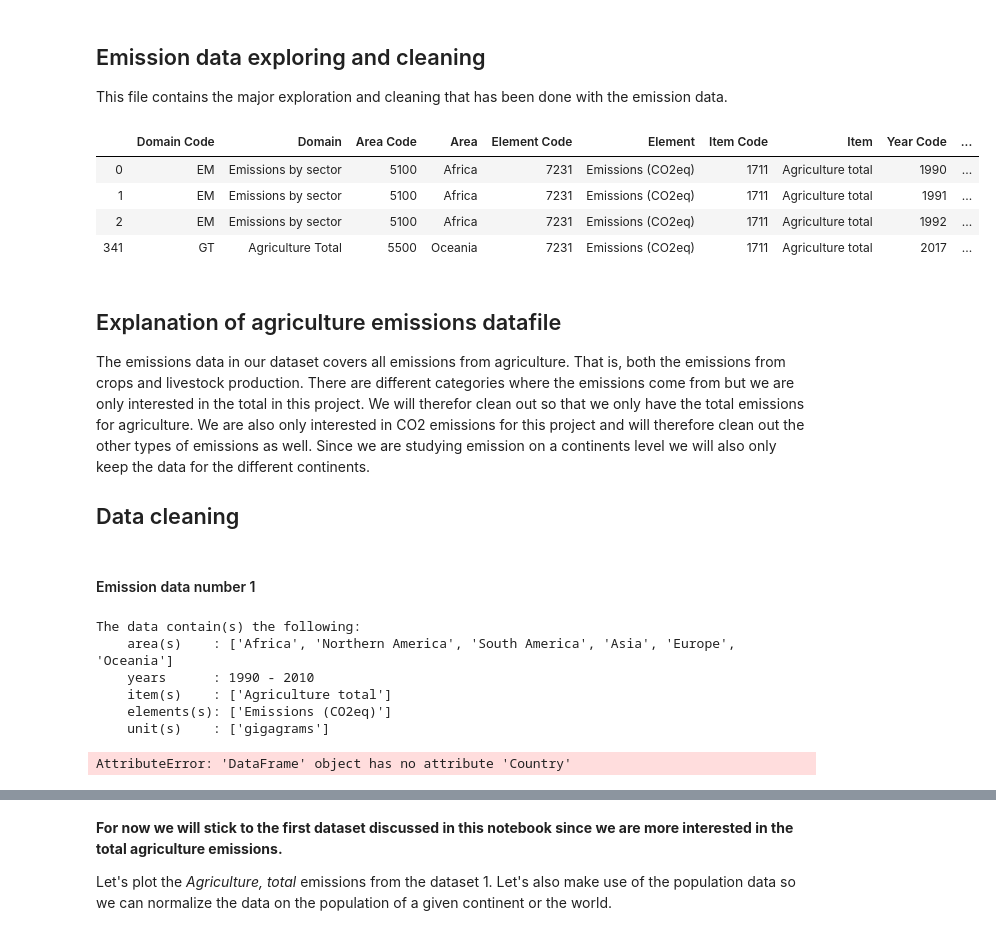
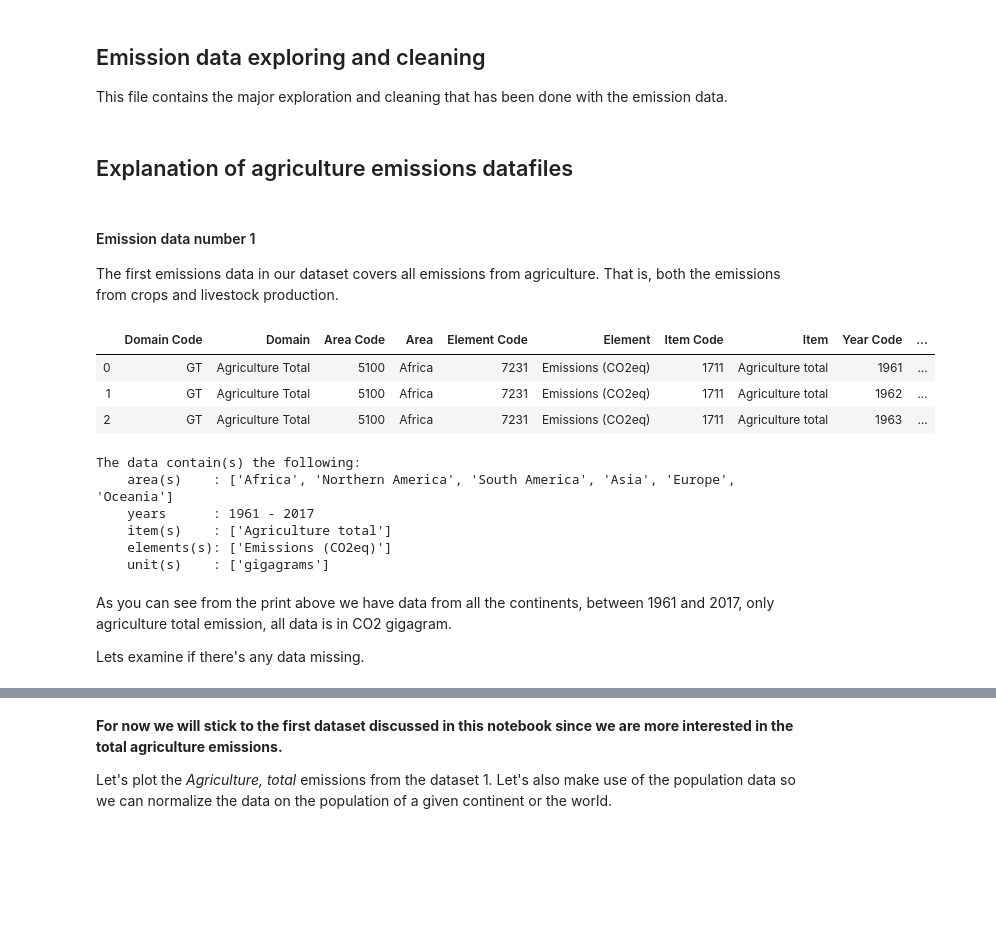
Before and after one commit to theodorhusefest/ADA-2019-project1-sovellettu-tiedon-analysoint, a Jupyter notebook: emissions_cleaning.ipynb, the cells around one changed output, grey strips where cells are left out. Saved outputs shown, nothing was run; the diff lists cells and outputs as text; code cells hidden in the pictures; blank space fills up the shorter version.

```diff
--- a/emissions_cleaning.ipynb
+++ b/emissions_cleaning.ipynb
@@ -5,12 +5,16 @@ This file contains the major exploration and cleaning that has been done with th
 import pandas as pd
 import numpy as np
 import matplotlib.pyplot as plt
+# %% [markdown]
+## Explanation of agriculture emissions datafiles
+# %% [markdown]
+#### Emission data number 1
+The first emissions data in our dataset covers all emissions from agriculture. That is, both the emissions from crops and livestock production.
 # %%
-emission_data = pd.read_csv('raw_data/Agriculture_total_emissions.csv', sep = ',', encoding = 'latin-1')
+emission_data = pd.read_csv('raw_data/emission_data_continent.csv', sep = ',', encoding = 'latin-1')
 emission_data.head(3)
 # %% [output]
 |  | Domain Code | Domain | Area Code | Area | Element Code | Element | Item Code | Item | Year Code | ... |
-| 0 | EM | Emissions by sector | 5100 | Africa | 7231 | Emissions (CO2eq) | 1711 | Agriculture total | 1990 | ... |
-| 1 | EM | Emissions by sector | 5100 | Africa | 7231 | Emissions (CO2eq) | 1711 | Agriculture total | 1991 | ... |
-| 2 | EM | Emissions by sector | 5100 | Africa | 7231 | Emissions (CO2eq) | 1711 | Agriculture total | 1992 | ... |
-| 341 | GT | Agriculture Total | 5500 | Oceania | 7231 | Emissions (CO2eq) | 1711 | Agriculture total | 2017 | ... |
+| 0 | GT | Agriculture Total | 5100 | Africa | 7231 | Emissions (CO2eq) | 1711 | Agriculture total | 1961 | ... |
+| 1 | GT | Agriculture Total | 5100 | Africa | 7231 | Emissions (CO2eq) | 1711 | Agriculture total | 1962 | ... |
+| 2 | GT | Agriculture Total | 5100 | Africa | 7231 | Emissions (CO2eq) | 1711 | Agriculture total | 1963 | ... |
@@ -19,23 +21,17 @@ emission_data_norm = pd.read_csv('raw_data/Emissions_Agriculture_Agriculture_tot
-# %% [markdown]
-## Explanation of agriculture emissions datafile
-
-The emissions data in our dataset covers all emissions from agriculture. That is, both the emissions from crops and livestock production. There are different categories where the emissions come from but we are only interested in the total in this project. We will therefor clean out so that we only have the total emissions for agriculture. We are also only interested in CO2 emissions for this project and will therefore clean out the other types of emissions as well. Since we are studying emission on a continents level we will also only keep the data for the different continents.
-
-## Data cleaning
-# %% [markdown]
-#### Emission data number 1
 # %%
 def explain_df(df):
     print('The data contain(s) the following: ')
     print(f'    area(s)    : {(df.Area.unique().tolist())}')
-    print(f'    years      : {(df.Year.min())} - {emission_data.Year.max()}')
-    print(f'    item(s)    : {(emission_data.Item.unique().tolist())}')
+    print(f'    years      : {(df.Year.min())} - {df.Year.max()}')
+    print(f'    item(s)    : {(df.Item.unique().tolist())}')
     print(f'    elements(s): {(df.Element.unique().tolist())}')
     print(f'    unit(s)    : {(df.Unit.unique().tolist())}')
+
+explain_df(emission_data)
 # %% [output]
 The data contain(s) the following:
     area(s)    : ['Africa', 'Northern America', 'South America', 'Asia', 'Europe', 'Oceania']
-    years      : 1990 - 2010
+    years      : 1961 - 2017
     item(s)    : ['Agriculture total']
     elements(s): ['Emissions (CO2eq)']
     unit(s)    : ['gigagrams']
@@ -45,11 +38,7 @@ emissions = emission_data[emission_data.Item.str.contains('Agriculture total')]
-# %%
-# Keep only continent data
-continents = ['Africa', 'Northern America', 'South America', 'Asia', 'Oceania', 'Europe']
-emission_continent = emissions[emissions.Country.isin(continents)].rename({'Country': 'Area'}, axis=1)
-
-emission_continent
-# %% [output]
-AttributeError: 'DataFrame' object has no attribute 'Country'
+# %% [markdown]
+As you can see from the print above we have data from all the continents, between 1961 and 2017, only agriculture total emission, all data is in CO2 gigagram.
+
+Lets examine if there's any data missing.
 # %%
 # Is any information missing?
 print("Missing information in categorized dataset:\n", emission_data.isna().sum())
```
Also changed, not shown: parts of 24 cells of this notebook, 5 other files.
